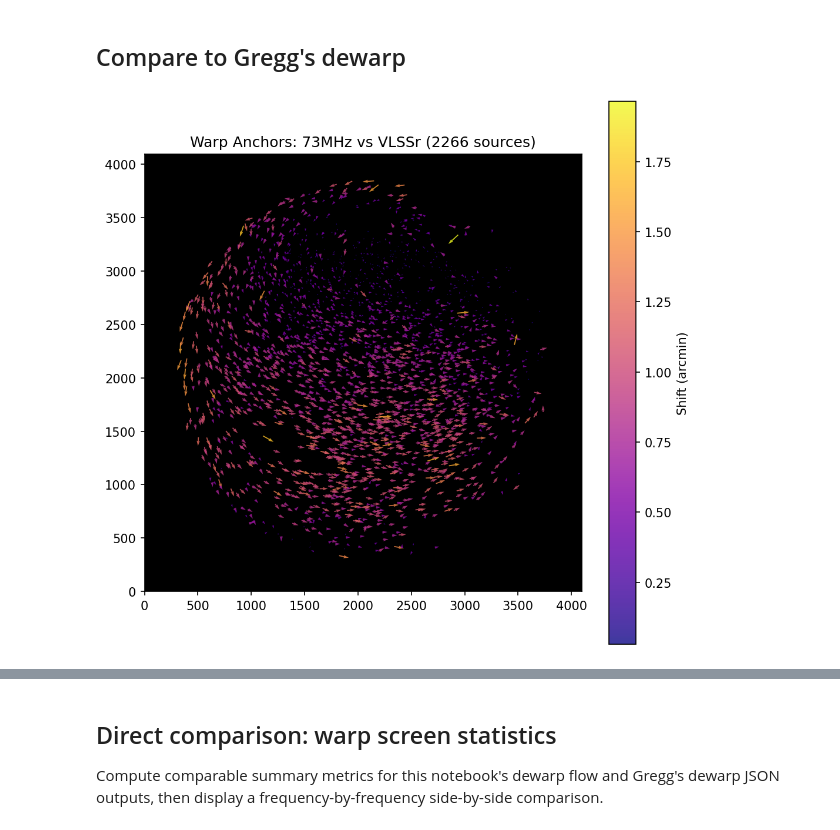
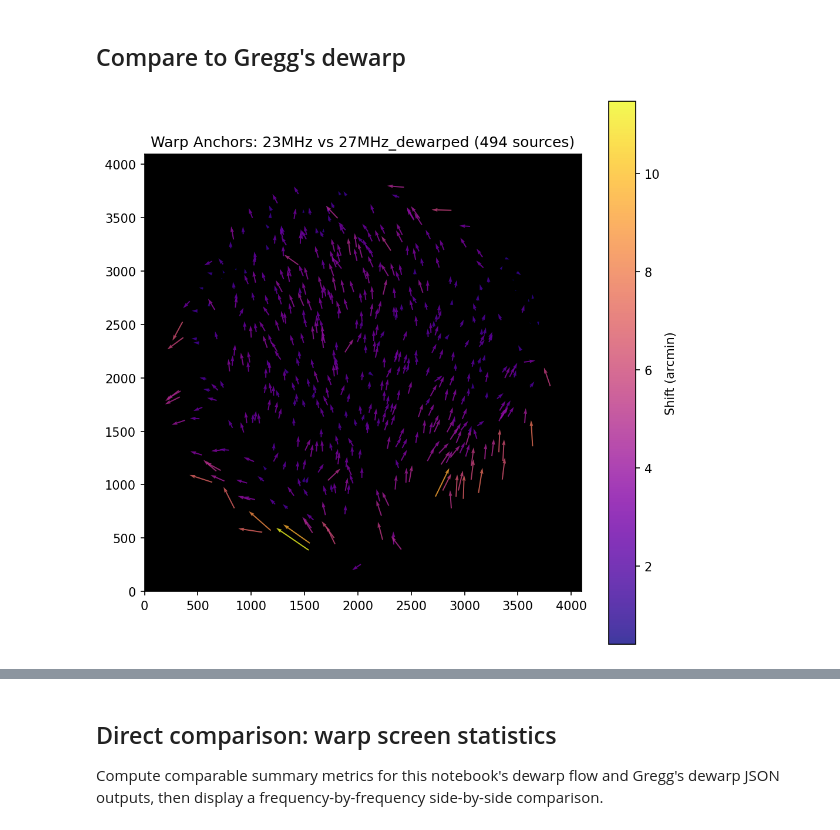
Before and after one commit to ovro-lwa/image-plane-correction, a Jupyter notebook: notebooks/optical_flow3.ipynb, the cells around one changed output, grey strips where cells are left out. Drawn from its saved outputs; the diff is of its cells as text; code cells hidden in the pictures.

```diff
--- a/notebooks/optical_flow3.ipynb
+++ b/notebooks/optical_flow3.ipynb
@@ -113,9 +128,9 @@ plot_image(np.linalg.norm(offset_mean_vec, axis=2), vmin=0, vmax=offset_mean_mea
 # %%
 from IPython import display
 # %%
-display.Image('/fast/claw/2024-12-18/Science_20260419_030857/Dewarp_Diagnostics/anchor_vectors_73MHz_warp.png')
+display.Image('/fast/claw/2024-12-18/Science_20260419_030857/Dewarp_Diagnostics/anchor_vectors_23MHz_warp.png')
 # %% [output]
-[figure, old version]
+[figure, new version]
 # %%
 import matplotlib.pyplot as plt
 # %%
```
Also changed, not shown: parts of 21 cells of this notebook, 2 other files.
